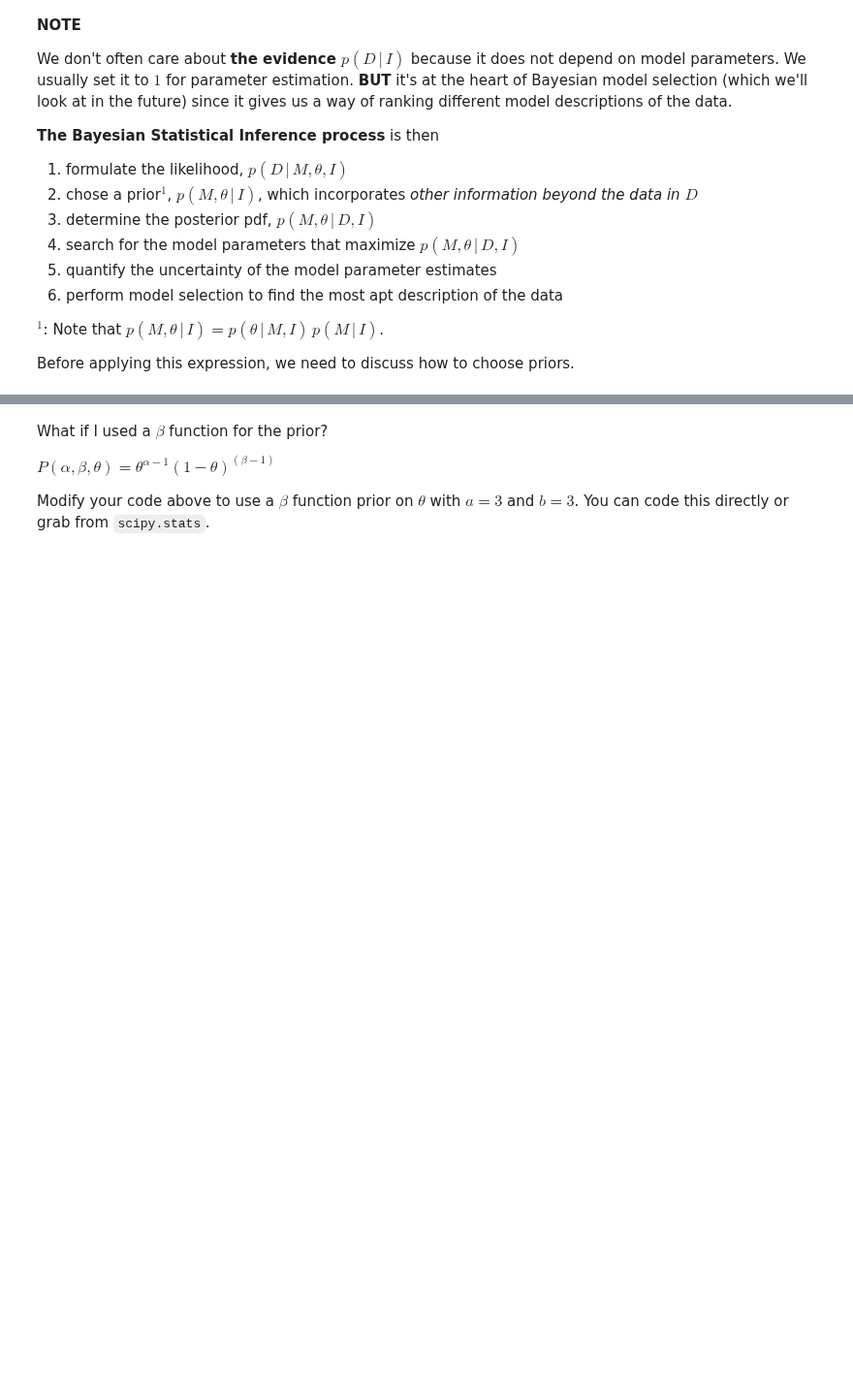
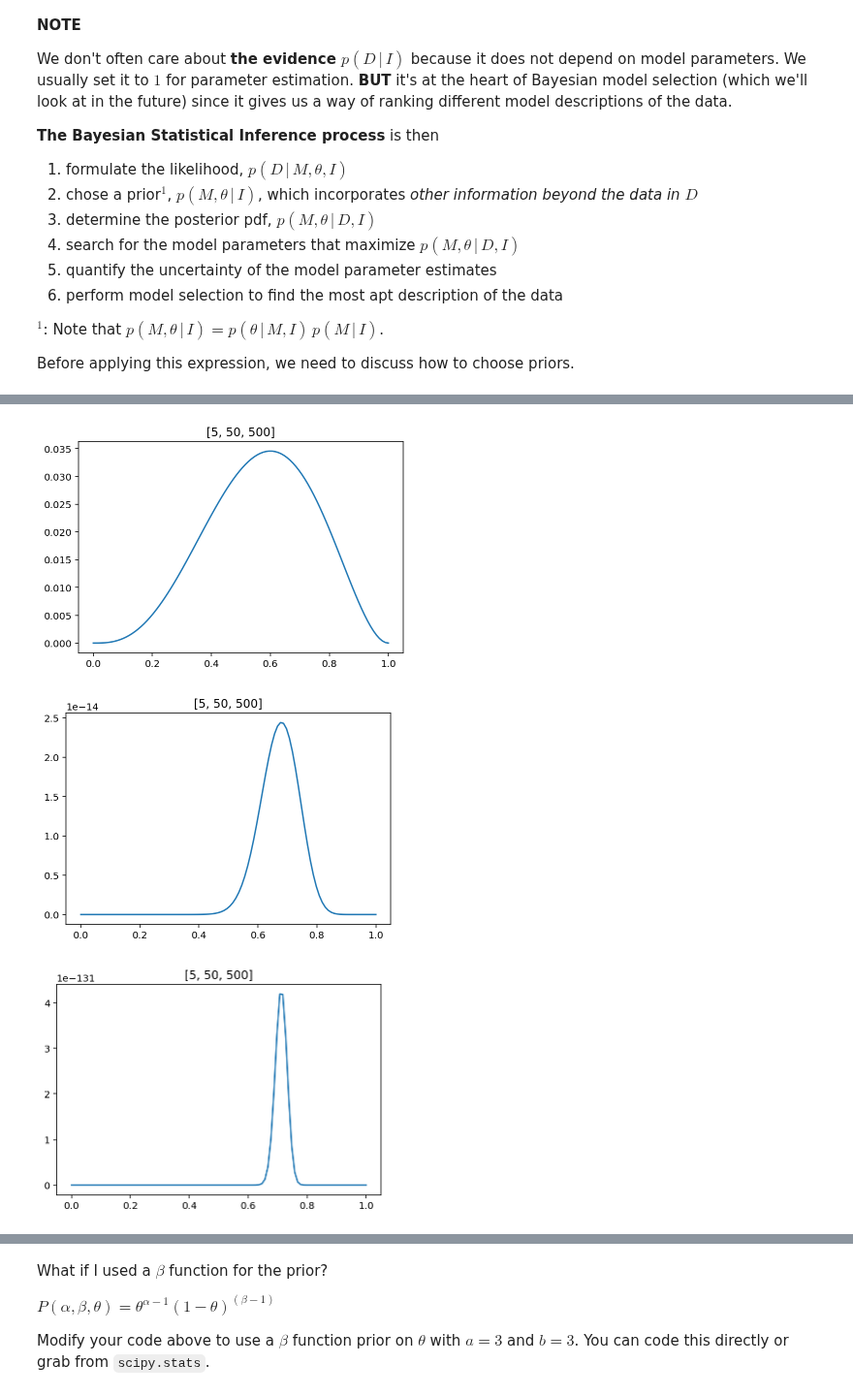
Before and after one commit to dgerosa/astrostatistics_bicocca_2023, a Jupyter notebook: lectures/L08_bayesian.ipynb, the cells around one changed output, grey strips where cells are left out. Shown at 97% size. Cells and saved outputs as stored; diff of their text form; code cells hidden in the pictures; blank space fills up the shorter version.

```diff
--- a/lectures/L08_bayesian.ipynb
+++ b/lectures/L08_bayesian.ipynb
@@ -301,6 +322,7 @@ You will need to
 # %%
 # Execute this cell for some data to use
-data = np.array([1, 1, 1, 0, 0, 1, 1, 1, 0, 1, 1, 1, 1, 1, 1, 1, 1, 0, 1, 0, 1, 1, 1,
+data = np.array([
+       1, 1, 1, 0, 0, 1, 1, 1, 0, 1, 1, 1, 1, 1, 1, 1, 1, 0, 1, 0, 1, 1, 1,
        1, 1, 1, 0, 0, 0, 0, 1, 0, 1, 0, 0, 0, 1, 0, 1, 1, 1, 0, 1, 0, 1, 1,
        1, 1, 1, 1, 0, 1, 0, 1, 1, 1, 0, 1, 0, 1, 1, 0, 0, 0, 1, 1, 1, 1, 1,
        1, 1, 0, 1, 0, 1, 1, 1, 1, 0, 1, 1, 1, 0, 1, 1, 1, 1, 1, 0, 1, 1, 1,
@@ -325,32 +347,32 @@ data = np.array([1, 1, 1, 0, 0, 1, 1, 1, 0, 1, 1, 1, 1, 1, 1, 1, 1, 0, 1, 0, 1,
 # %%
 # Modify and execute this cell.
 
 def p_nheads(n, h, theta):
-    # code the binomial distribution here
-    return ___
+    return (theta**h) * ((1-theta)**(n-h))
 
 # likelihood
 def L(data, ntrials, theta):
     nheads = data[:ntrials].sum()
     return p_nheads(ntrials, nheads, theta)
 
-# prior (ignore loc and scale until the beta prior)
-def prior(theta, loc=3.0, scale=3.0):
-    # put a prior distribution here
-    return ___
-
-fig, ax = plt.subplots(figsize=(10,6))
+# prior. Just uniform?
+def prior(theta):
+    return 1
 
 probs = []
 # define the number of trials
 n_trials = [5, 50, 500]
 theta = np.linspace(0, 1, 100)
 for nt in n_trials:
     prob = L(data, nt, theta) * prior(theta)
     # posterior plot
-    ax.plot(theta, prob,
+    plt.plot(theta, prob,
             label=r'ntrial = '+str(nt))
     # likelihood plot
-    ax.plot(theta, L(data, nt, theta))
-
-plt.legend()
+    #plt.plot(theta, L(data, nt, theta))
+    plt.title(str(n_trials))
+    plt.show()
+# %% [output]
+[figure, added]
+[figure, added]
+[figure, added]
```
Also changed, not shown: parts of 15 cells of this notebook, 1 other file.
